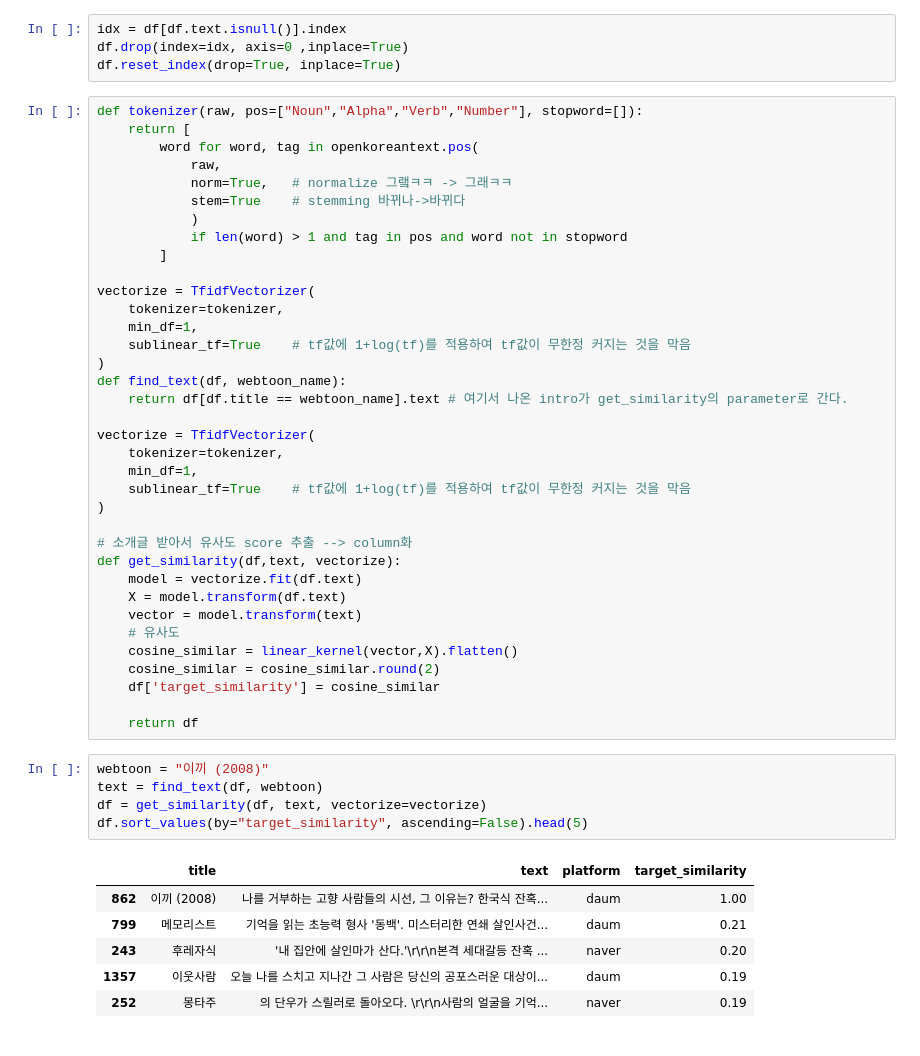
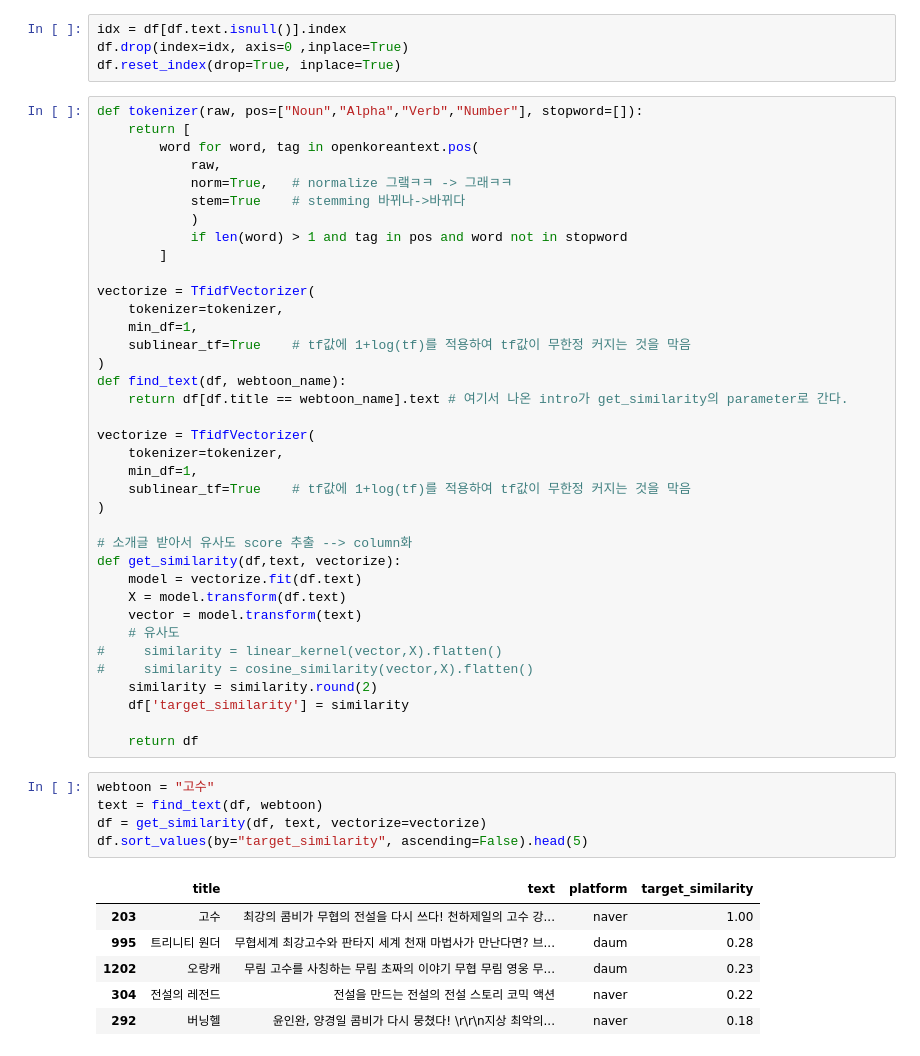
Before and after one commit to brightscannon/Webtoon_recommand_system, a Jupyter notebook: 3.Naver_modeling_1st.ipynb, the cells around one changed output. Saved outputs shown, nothing was run; the diff lists cells and outputs as text.

```diff
--- a/3.Naver_modeling_1st.ipynb
+++ b/3.Naver_modeling_1st.ipynb
@@ -323,20 +323,21 @@ def get_similarity(df,text, vectorize):
     X = model.transform(df.text)
     vector = model.transform(text)
     # 유사도
-    cosine_similar = linear_kernel(vector,X).flatten()
-    cosine_similar = cosine_similar.round(2)
-    df['target_similarity'] = cosine_similar
+#     similarity = linear_kernel(vector,X).flatten()
+#     similarity = cosine_similarity(vector,X).flatten()
+    similarity = similarity.round(2)
+    df['target_similarity'] = similarity
 
     return df
 # %%
-webtoon = "이끼 (2008)"
+webtoon = "고수"
 text = find_text(df, webtoon)
 df = get_similarity(df, text, vectorize=vectorize)
 df.sort_values(by="target_similarity", ascending=False).head(5)
 # %% [output]
 |  | title | text | platform | target_similarity |
-| 862 | 이끼 (2008) | 나를 거부하는 고향 사람들의 시선, 그 이유는? 한국식 잔혹... | daum | 1.00 |
-| 799 | 메모리스트 | 기억을 읽는 초능력 형사 '동백'. 미스터리한 연쇄 살인사건... | daum | 0.21 |
-| 243 | 후레자식 | '내 집안에 살인마가 산다.'\r\r\n본격 세대갈등 잔혹 ... | naver | 0.20 |
-| 1357 | 이웃사람 | 오늘 나를 스치고 지나간 그 사람은 당신의 공포스러운 대상이... | daum | 0.19 |
-| 252 | 몽타주 | 의 단우가 스릴러로 돌아오다. \r\r\n사람의 얼굴을 기억... | naver | 0.19 |
+| 203 | 고수 | 최강의 콤비가 무협의 전설을 다시 쓰다! 천하제일의 고수 강... | naver | 1.00 |
+| 995 | 트리니티 원더 | 무협세계 최강고수와 판타지 세계 천재 마법사가 만난다면? 브... | daum | 0.28 |
+| 1202 | 오랑캐 | 무림 고수를 사칭하는 무림 초짜의 이야기 무협 무림 영웅 무... | daum | 0.23 |
+| 304 | 전설의 레전드 | 전설을 만드는 전설의 전설 스토리 코믹 액션 | naver | 0.22 |
+| 292 | 버닝헬 | 윤인완, 양경일 콤비가 다시 뭉쳤다! \r\r\n지상 최악의... | naver | 0.18 |
```
Also changed, not shown: parts of 6 cells of this notebook.
